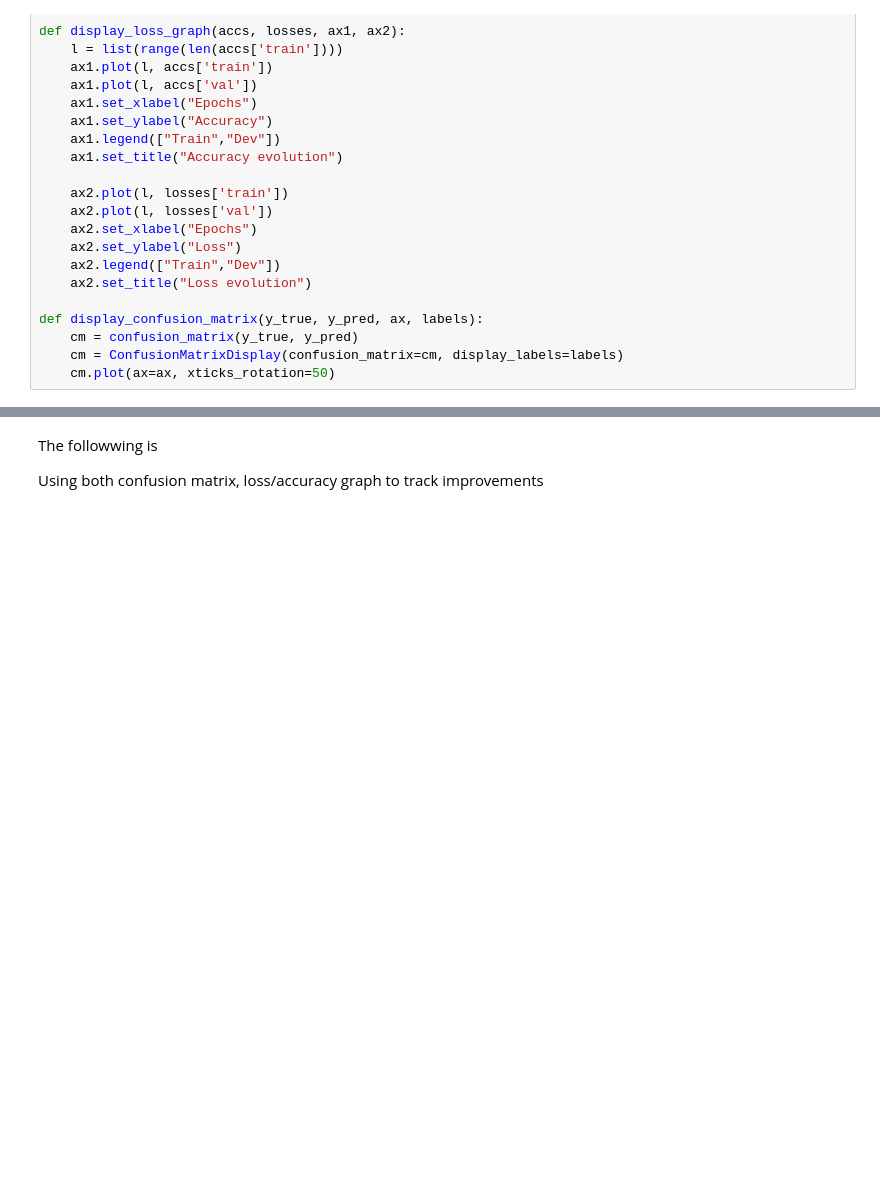
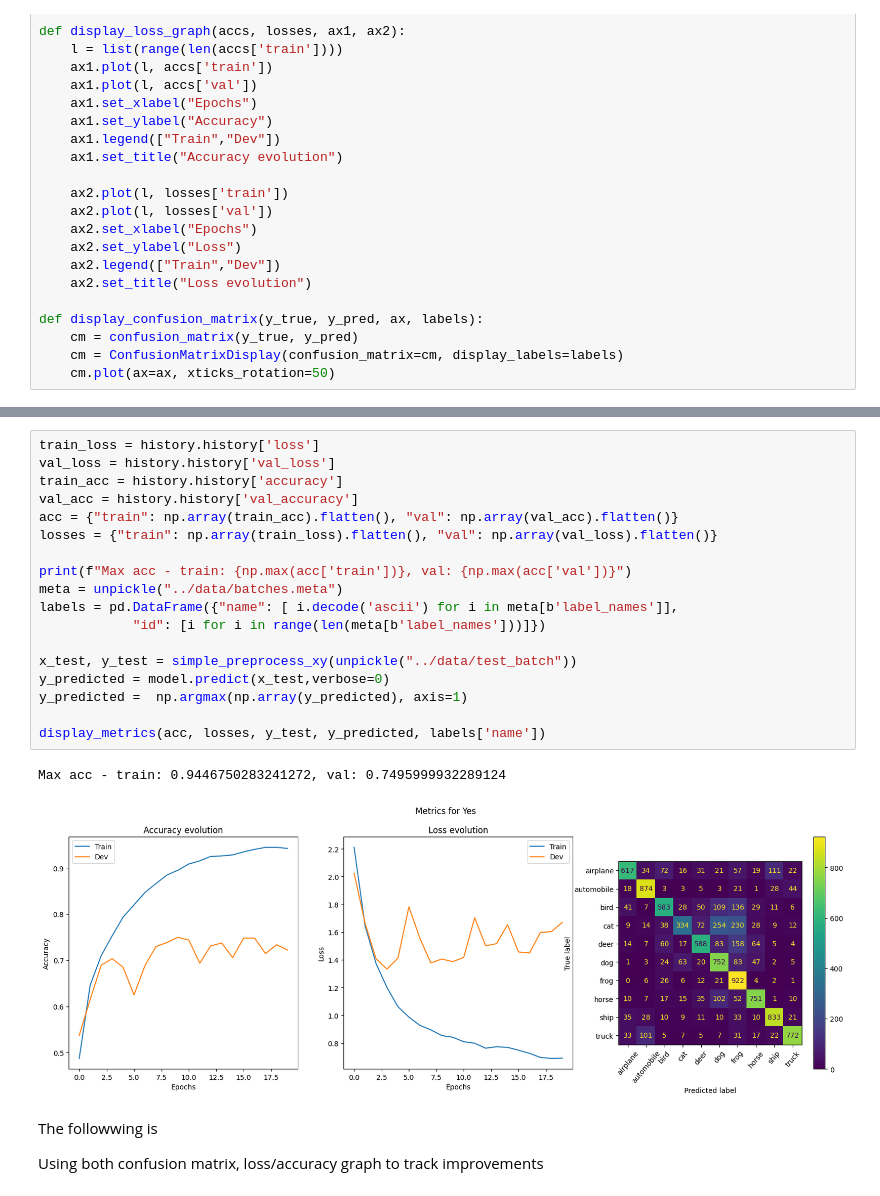
Before and after one commit to antoninchafiol/cifar10, a Jupyter notebook: notebooks/Cifar_CNN_TF_classification.ipynb, the cells around one changed output, grey strips where cells are left out. Cells and saved outputs as stored; diff of their text form; blank space fills up the shorter version.

Commit message:
[TRN] test

```diff
--- a/notebooks/Cifar_CNN_TF_classification.ipynb
+++ b/notebooks/Cifar_CNN_TF_classification.ipynb
@@ -300,3 +317,24 @@ display_metrics(acc, losses, y_test, y_predicted, labels['name'])
+# %%
+train_loss = history.history['loss']
+val_loss = history.history['val_loss']
+train_acc = history.history['accuracy']
+val_acc = history.history['val_accuracy']
+acc = {"train": np.array(train_acc).flatten(), "val": np.array(val_acc).flatten()}
+losses = {"train": np.array(train_loss).flatten(), "val": np.array(val_loss).flatten()}
+
+print(f"Max acc - train: {np.max(acc['train'])}, val: {np.max(acc['val'])}")
+meta = unpickle("../data/batches.meta")
+labels = pd.DataFrame({"name": [ i.decode('ascii') for i in meta[b'label_names']],
+            "id": [i for i in range(len(meta[b'label_names']))]})
+
+x_test, y_test = simple_preprocess_xy(unpickle("../data/test_batch"))
+y_predicted = model.predict(x_test,verbose=0)
+y_predicted =  np.argmax(np.array(y_predicted), axis=1)
+
+display_metrics(acc, losses, y_test, y_predicted, labels['name'])
+# %% [output]
+Max acc - train: 0.9446750283241272, val: 0.7495999932289124
+[figure, added]
 # %% [markdown]
 The followwing is
 
```
Also changed, not shown: parts of 6 cells of this notebook.
